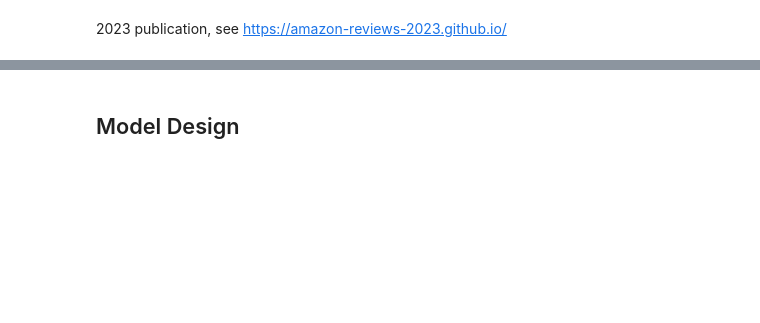
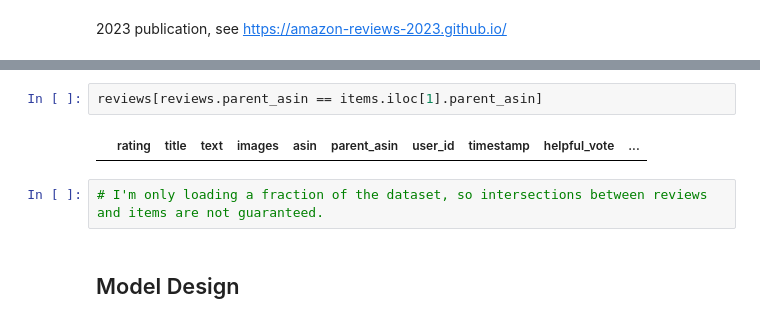
Before and after one commit to auto-d/deepcart, a Jupyter notebook: notebooks/eda.ipynb, the cells around one changed output, grey strips where cells are left out. Drawn from its saved outputs; the diff is of its cells as text; blank space fills up the shorter version.

```diff
--- a/notebooks/eda.ipynb
+++ b/notebooks/eda.ipynb
@@ -132,3 +158,9 @@ df.iloc[-1].images
+# %%
+reviews[reviews.parent_asin == items.iloc[1].parent_asin]
+# %% [output]
+|  | rating | title | text | images | asin | parent_asin | user_id | timestamp | helpful_vote | ... |
+# %%
+# I'm only loading a fraction of the dataset, so intersections between reviews and items are not guaranteed.
 # %% [markdown]
 ## Model Design
 # %% [markdown]
```
Also changed, not shown: parts of 26 cells of this notebook, 1 other file.
